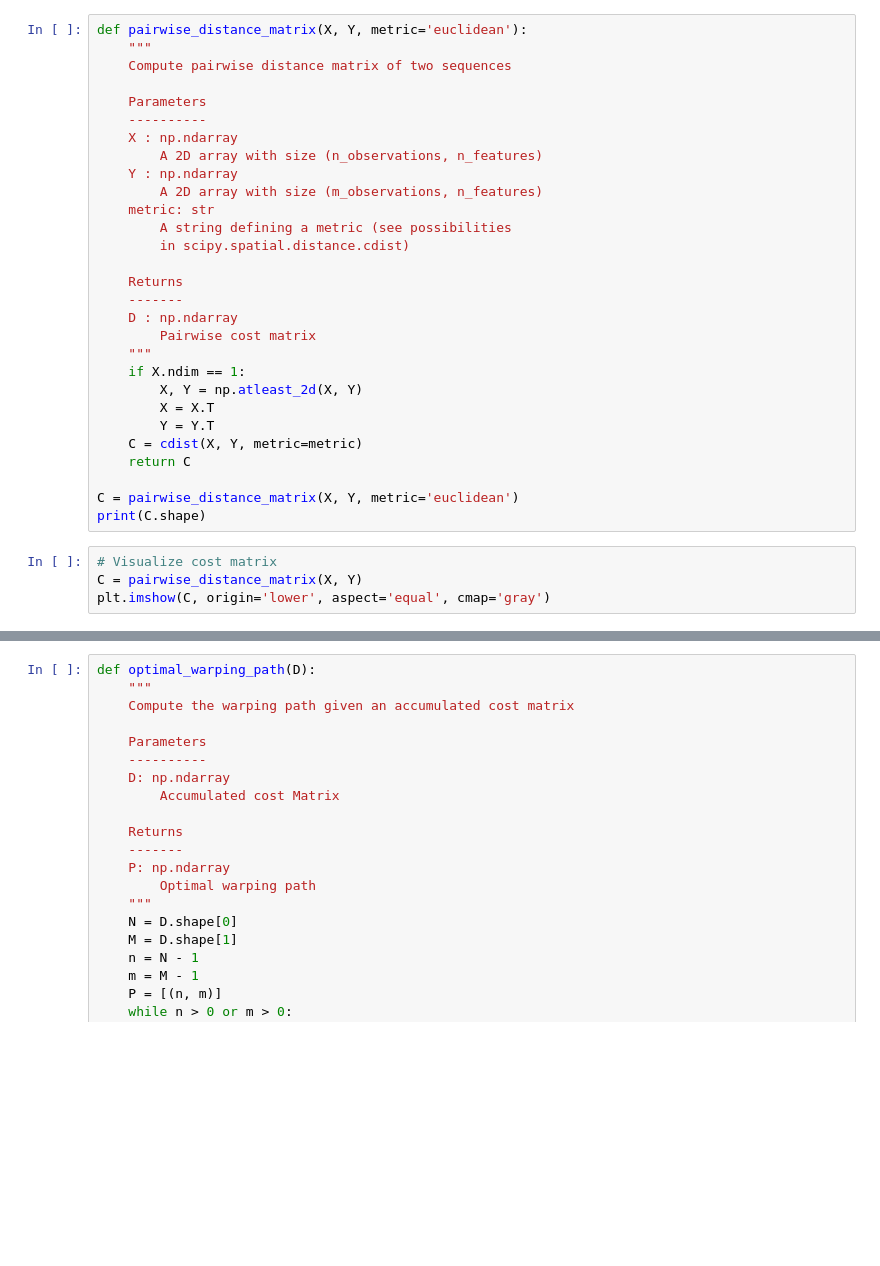
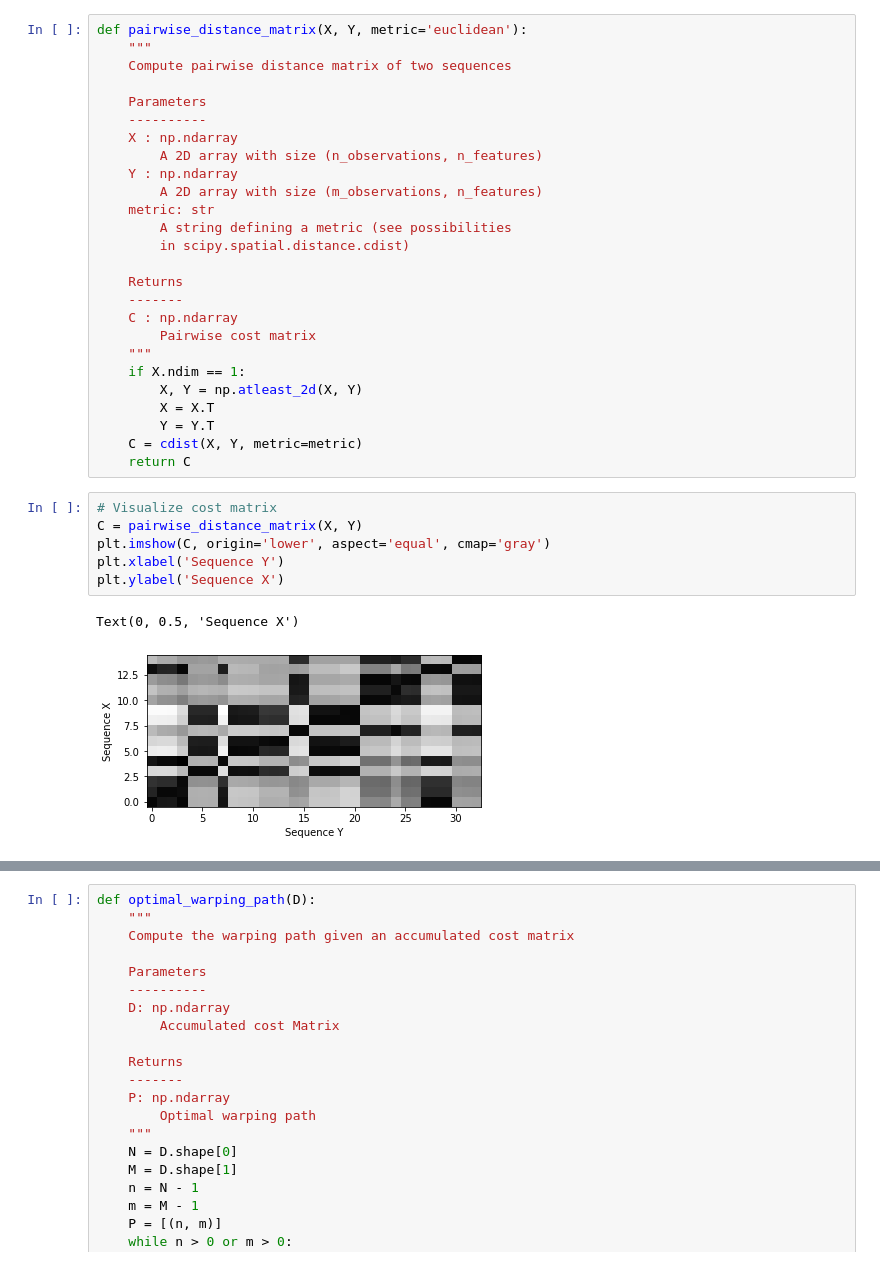
Before and after one commit to MusicalInformatics/miws2021env, a Jupyter notebook: alignment/dynamic_time_warping.ipynb, the cells around one changed output, grey strips where cells are left out. Drawn from its saved outputs; the diff is of its cells as text; blank space fills up the shorter version.

```diff
--- a/alignment/dynamic_time_warping.ipynb
+++ b/alignment/dynamic_time_warping.ipynb
@@ -38,7 +73,7 @@ def pairwise_distance_matrix(X, Y, metric='euclidean'):
 
     Returns
     -------
-    D : np.ndarray
+    C : np.ndarray
         Pairwise cost matrix
     """
     if X.ndim == 1:
@@ -47,13 +82,15 @@ def pairwise_distance_matrix(X, Y, metric='euclidean'):
         Y = Y.T
     C = cdist(X, Y, metric=metric)
     return C
-
-C = pairwise_distance_matrix(X, Y, metric='euclidean')
-print(C.shape)
 # %%
 # Visualize cost matrix
 C = pairwise_distance_matrix(X, Y)
 plt.imshow(C, origin='lower', aspect='equal', cmap='gray')
+plt.xlabel('Sequence Y')
+plt.ylabel('Sequence X')
+# %% [output]
+Text(0, 0.5, 'Sequence X')
+[figure, added]
 # %%
 def accumulated_cost_matrix(C):
     """
```
Also changed, not shown: parts of 11 cells of this notebook, 6 other files.
